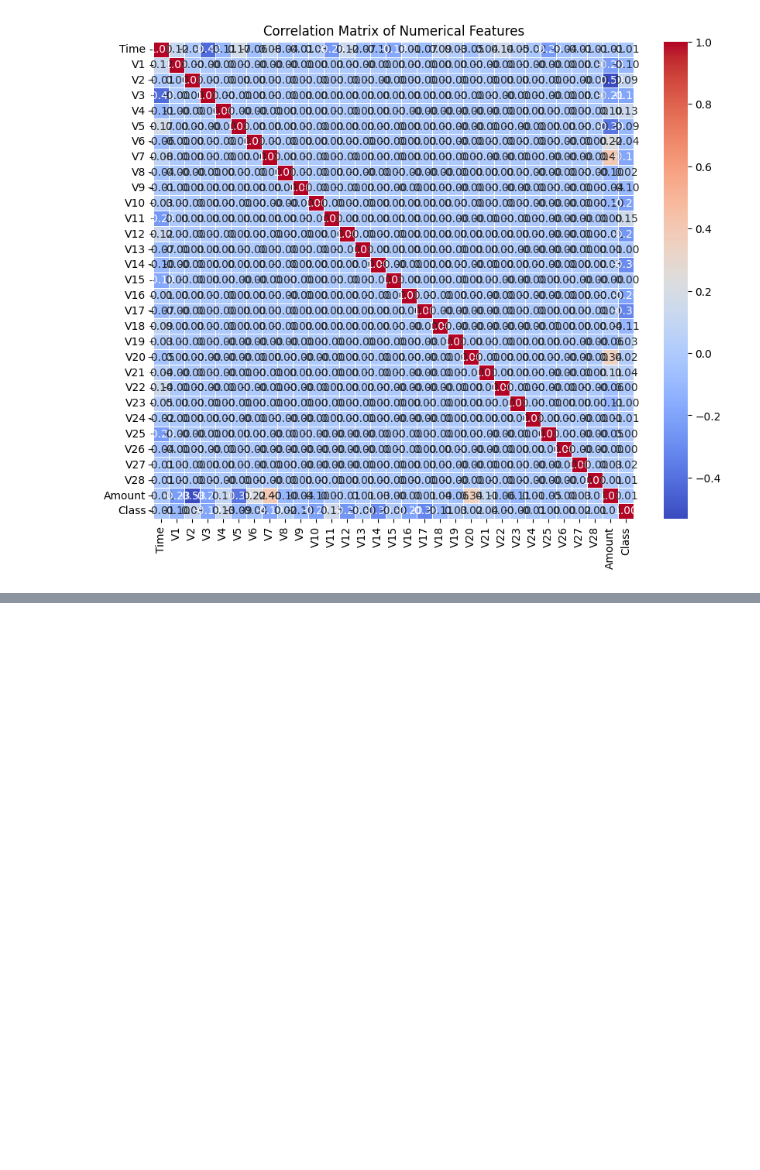
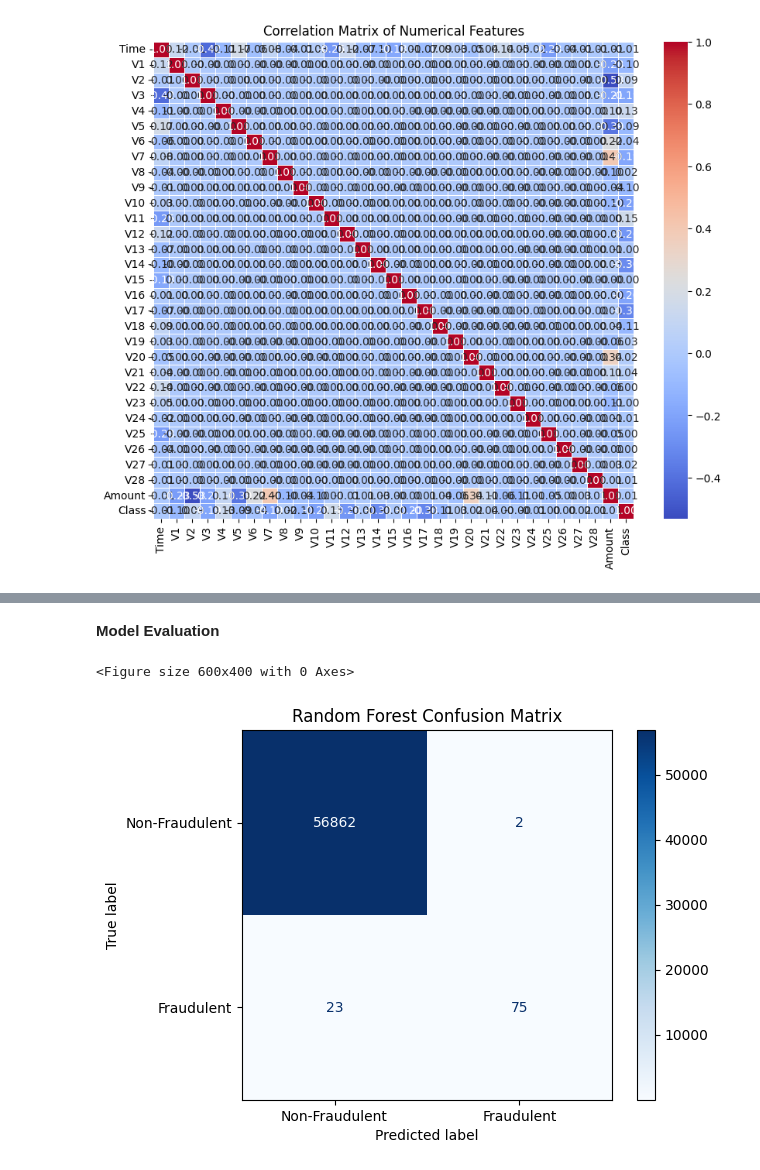
Before and after one commit to arjnmj/ML-Fraud-Detection, a Jupyter notebook: model2.ipynb, the cells around one changed output, grey strips where cells are left out. Saved outputs shown, nothing was run; the diff lists cells and outputs as text; code cells hidden in the pictures; blank space fills up the shorter version.

Commit message:
Kaggle Notebook | model2 | Version 3

```diff
--- a/model2.ipynb
+++ b/model2.ipynb
@@ -70,0 +73,18 @@ dtype: int64
+# %%
+from sklearn.preprocessing import StandardScaler
+from sklearn.model_selection import train_test_split
+
+# Split the dataset into features (X) and target variable (y)
+X = df.drop('Class', axis=1)  # Features
+y = df['Class']  # Target variable
+
+# Standardize the data (important for many models)
+scaler = StandardScaler()
+X_scaled = scaler.fit_transform(X)
+
+# Split the data into training and testing sets (80% training, 20% testing)
+X_train, X_test, y_train, y_test = train_test_split(X_scaled, y, test_size=0.2, random_state=42)
+
+# Check the shapes of the resulting data
+print(f"Training data shape: {X_train.shape}")
+print(f"Test data shape: {X_test.shape}")
@@ -70,0 +96,9 @@ dtype: int64
+# %%
+from sklearn.ensemble import RandomForestClassifier
+
+# Train a Random Forest Classifier
+rf = RandomForestClassifier(n_estimators=100, random_state=42)
+rf.fit(X_train, y_train)
+
+# Predict using Random Forest model
+y_pred_rf = rf.predict(X_test)
@@ -70,0 +124,19 @@ dtype: int64
+# %% [markdown]
+**Model Evaluation**
+# %%
+from sklearn.metrics import confusion_matrix, ConfusionMatrixDisplay
+
+# Get confusion matrix for Random Forest
+cm = confusion_matrix(y_test, y_pred_rf)
+
+# Create a ConfusionMatrixDisplay object
+disp = ConfusionMatrixDisplay(confusion_matrix=cm, display_labels=['Non-Fraudulent', 'Fraudulent'])
+
+# Plot the confusion matrix
+plt.figure(figsize=(6, 4))
+disp.plot(cmap='Blues', values_format='d')
+plt.title('Random Forest Confusion Matrix')
+plt.show()
+# %% [output]
+<Figure size 600x400 with 0 Axes>
+[figure, added]
```
Also changed, not shown: parts of 7 cells of this notebook.
